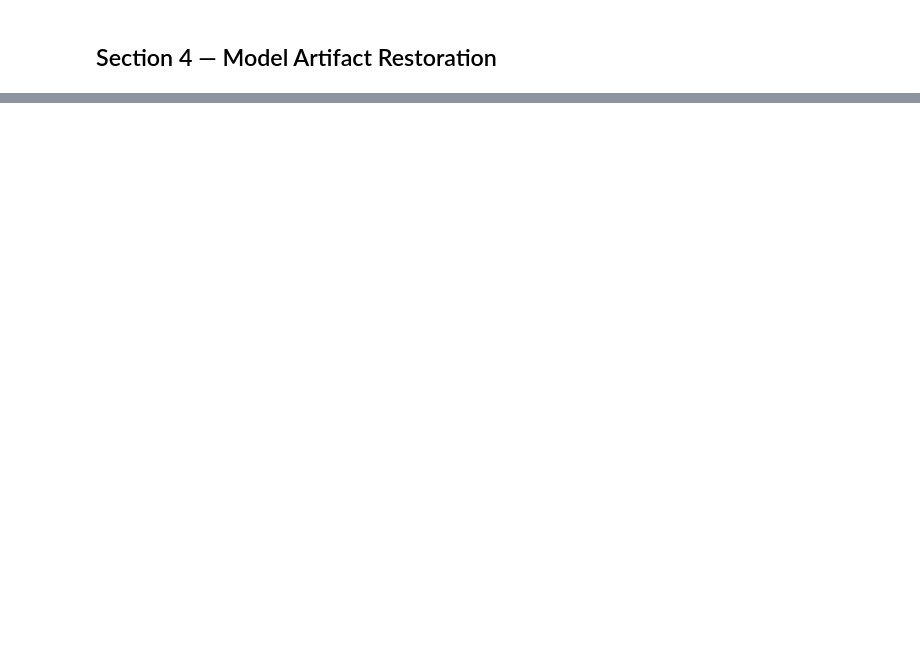
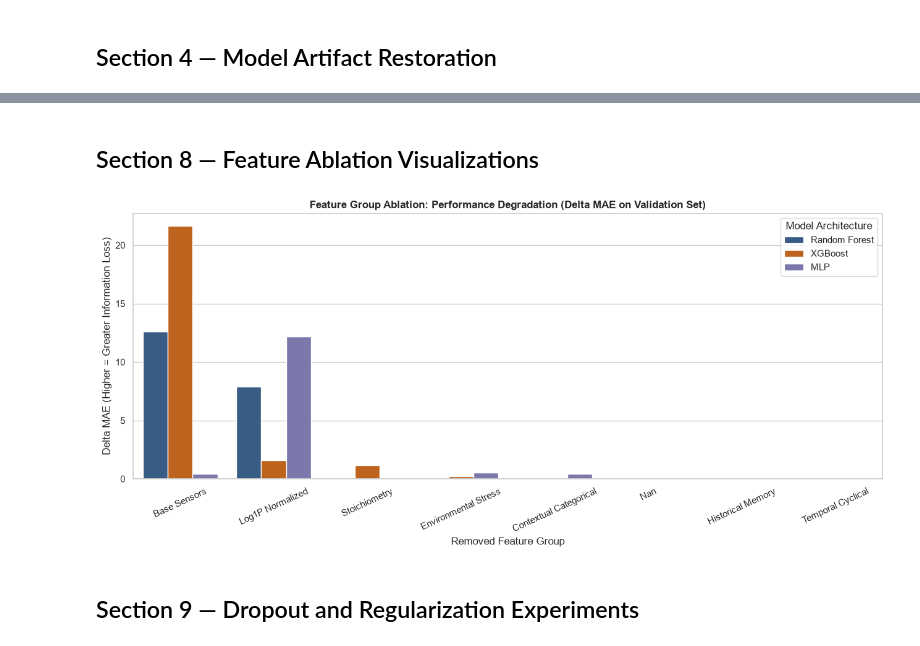
Before and after one commit to MAYANKSHARMA01010/Semester_5_AML_DL, a Jupyter notebook: Phase_2_Deep_Learning/notebooks/05_model_evaluation.ipynb, the cells around one changed output, grey strips where cells are left out. Drawn from its saved outputs; the diff is of its cells as text; code cells hidden in the pictures; blank space fills up the shorter version.

```diff
--- a/Phase_2_Deep_Learning/notebooks/05_model_evaluation.ipynb
+++ b/Phase_2_Deep_Learning/notebooks/05_model_evaluation.ipynb
@@ -415,0 +157,15 @@ plt.show()
+# %%
+ablation_csv = res_dir / 'feature_group_ablation.csv'
+if ablation_csv.exists():
+    ablation_df = pd.read_csv(ablation_csv)
+else:
+    ablation_engine = FeatureAblationEngine(evaluator)
+    ablation_df = ablation_engine.run_all_models_ablation(
+        val_df=val_df,
+        models=['Random Forest', 'XGBoost', 'MLP'],
+        n_subsample=50000,
+        random_state=42,
+    )
+    ablation_df.to_csv(ablation_csv, index=False)
+
+print(ablation_df[['Target_Model', 'Removed_Group', 'MAE', 'Delta_MAE', 'Delta_R2']].head(12).to_string(index=False))
@@ -415,0 +186,27 @@ plt.show()
+# %% [markdown]
+## Section 8 — Feature Ablation Visualizations
+# %%
+df_plot_abl = ablation_df[ablation_df['Removed_Group'] != 'None'].copy()
+df_plot_abl['Group_Label'] = df_plot_abl['Removed_Group'].apply(lambda x: str(x).replace('_', ' ').title())
+
+fig, ax = plt.subplots(figsize=(13, 6), dpi=150)
+palette_abl = {'Random Forest': '#2b5c8f', 'XGBoost': '#d95f02', 'MLP': '#7570b3'}
+sns.barplot(
+    data=df_plot_abl,
+    x='Group_Label',
+    y='Delta_MAE',
+    hue='Target_Model',
+    palette=palette_abl,
+    ax=ax
+)
+ax.set_title('Feature Group Ablation: Performance Degradation (Delta MAE on Validation Set)', fontweight='bold')
+ax.set_ylabel('Delta MAE (Higher = Greater Information Loss)')
+ax.set_xlabel('Removed Feature Group')
+ax.tick_params(axis='x', rotation=25)
+ax.legend(title='Model Architecture', loc='upper right')
+plt.tight_layout()
+plt.show()
+# %% [output]
+[figure, added]
+# %% [markdown]
+## Section 9 — Dropout and Regularization Experiments
```
Also changed, not shown: parts of 49 cells of this notebook, 25 other files.
